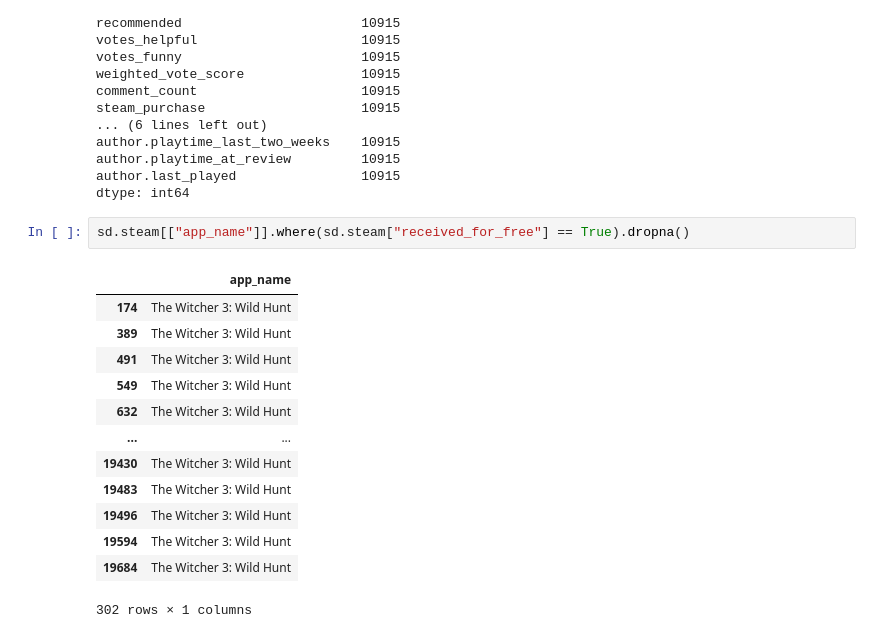
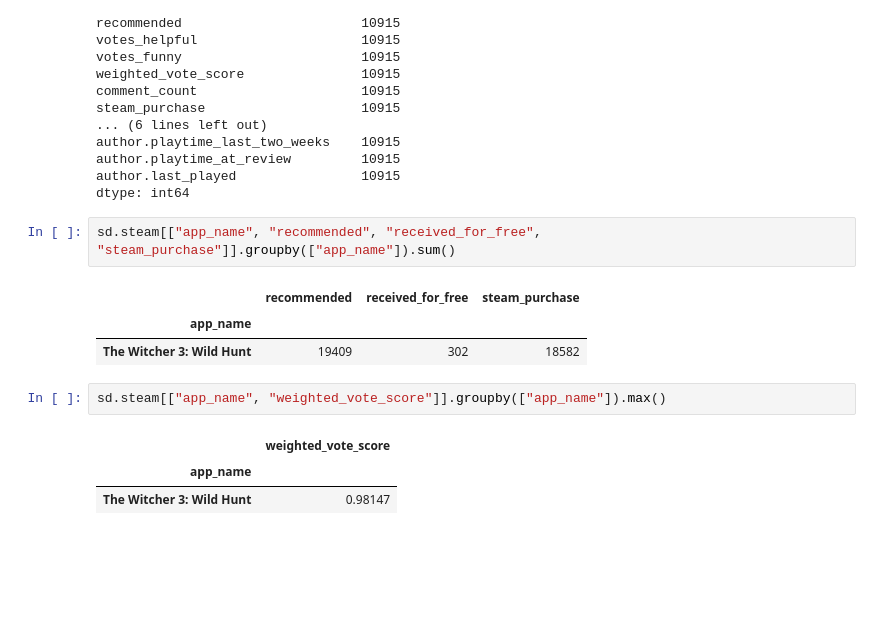
Before and after one commit to Requiem98/ADM-HW2, a Jupyter notebook: subMainAme.ipynb, the cells around one changed output. Saved outputs shown, nothing was run; the diff lists cells and outputs as text; blank space fills up the shorter version.

```diff
--- a/subMainAme.ipynb
+++ b/subMainAme.ipynb
@@ -157,18 +162,14 @@ author.playtime_at_review         10915
 author.last_played                10915
 dtype: int64
 # %%
-sd.steam[["app_name"]].where(sd.steam["received_for_free"] == True).dropna()
+sd.steam[["app_name", "recommended", "received_for_free", "steam_purchase"]].groupby(["app_name"]).sum()
 # %% [output]
-|  | app_name |
-| 174 | The Witcher 3: Wild Hunt |
-| 389 | The Witcher 3: Wild Hunt |
-| 491 | The Witcher 3: Wild Hunt |
-| 549 | The Witcher 3: Wild Hunt |
-| 632 | The Witcher 3: Wild Hunt |
-| ... | ... |
-| 19430 | The Witcher 3: Wild Hunt |
-| 19483 | The Witcher 3: Wild Hunt |
-| 19496 | The Witcher 3: Wild Hunt |
-| 19594 | The Witcher 3: Wild Hunt |
-| 19684 | The Witcher 3: Wild Hunt |
+|  | recommended | received_for_free | steam_purchase |
+| app_name |  |  |  |
+| The Witcher 3: Wild Hunt | 19409 | 302 | 18582 |
-302 rows × 1 columns
+# %%
+sd.steam[["app_name", "weighted_vote_score"]].groupby(["app_name"]).max()
+# %% [output]
+|  | weighted_vote_score |
+| app_name |  |
+| The Witcher 3: Wild Hunt | 0.98147 |
```
Also changed, not shown: parts of 2 cells of this notebook, 3 other files.
